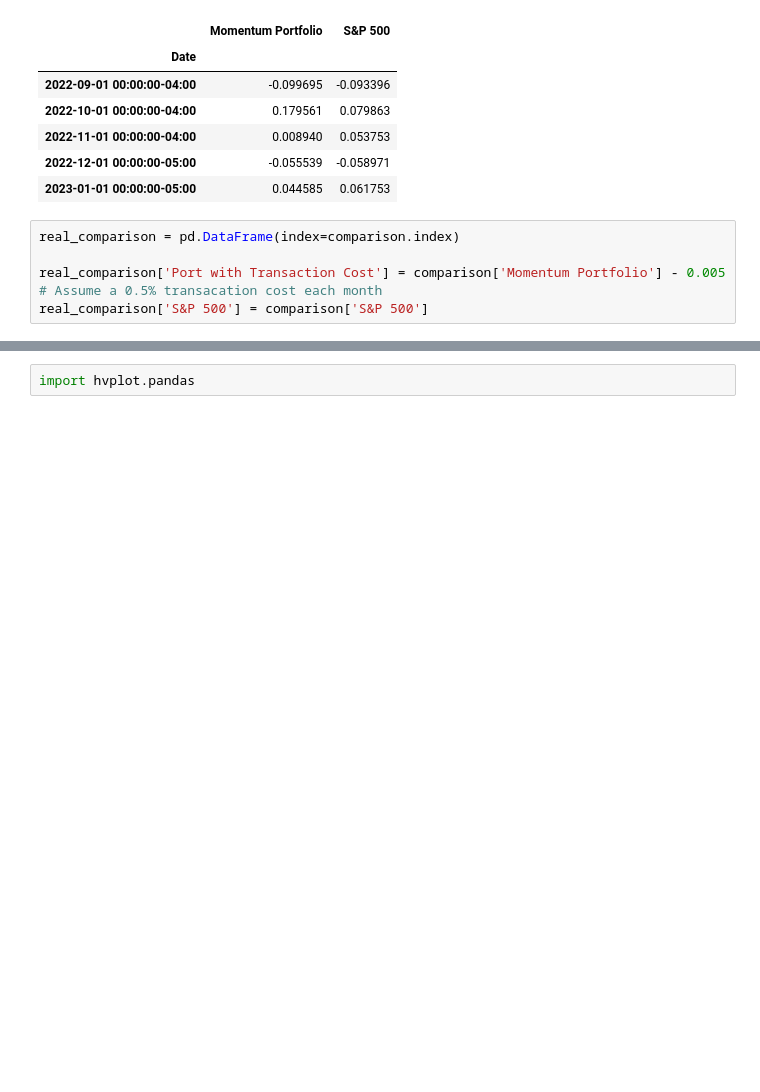
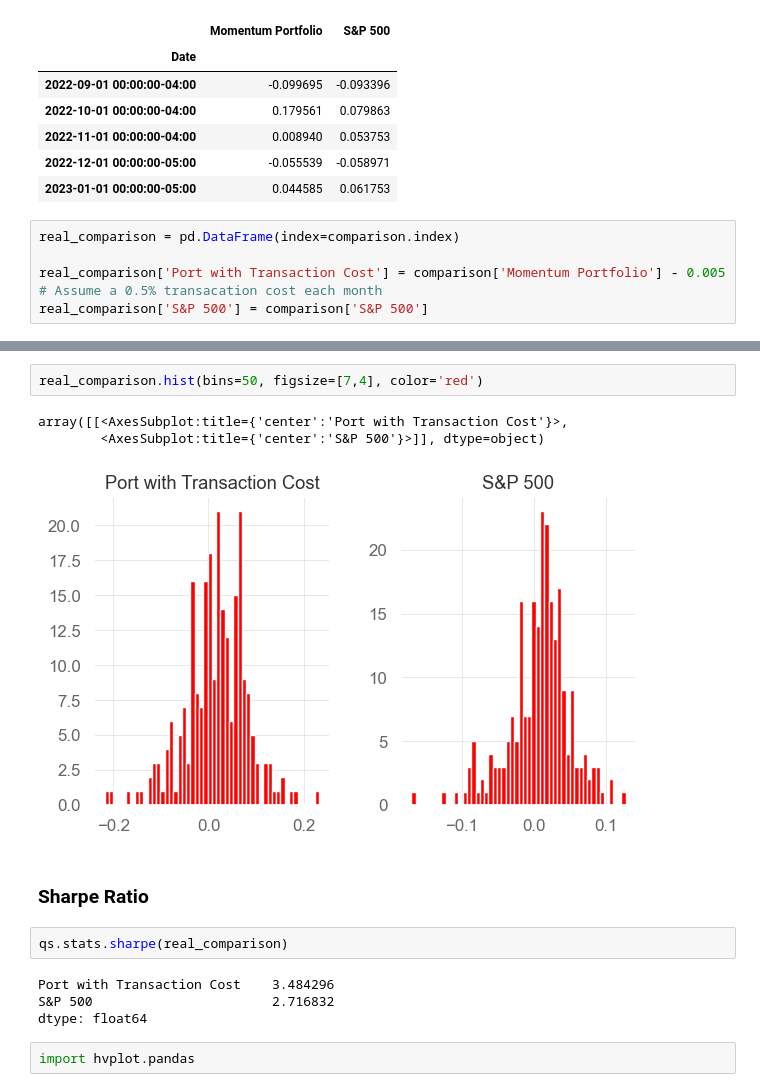
Before and after one commit to Huayonglu/Project-1, a Jupyter notebook: project_1_real.ipynb, the cells around one changed output, grey strips where cells are left out. Saved outputs shown, nothing was run; the diff lists cells and outputs as text; blank space fills up the shorter version.

```diff
--- a/project_1_real.ipynb
+++ b/project_1_real.ipynb
@@ -419,3 +426,17 @@ real_comparison['S&P 500'] = comparison['S&P 500']
+# %%
+real_comparison.hist(bins=50, figsize=[7,4], color='red')
+# %% [output]
+array([[<AxesSubplot:title={'center':'Port with Transaction Cost'}>,
+        <AxesSubplot:title={'center':'S&P 500'}>]], dtype=object)
+[figure, added]
+# %% [markdown]
+### Sharpe Ratio
+# %%
+qs.stats.sharpe(real_comparison)
+# %% [output]
+Port with Transaction Cost    3.484296
+S&P 500                       2.716832
+dtype: float64
 # %%
 import hvplot.pandas
 # %% [output]
```
Also changed, not shown: parts of 7 cells of this notebook.
